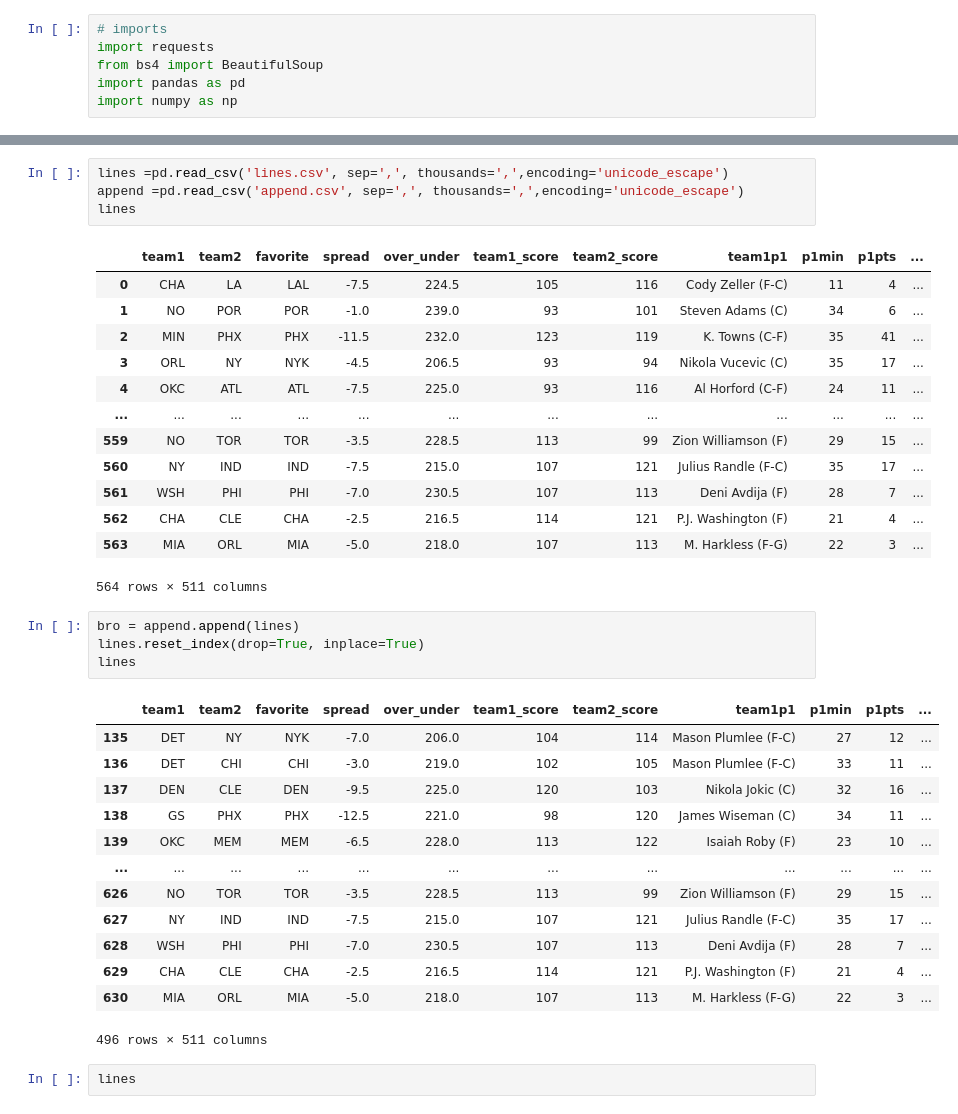
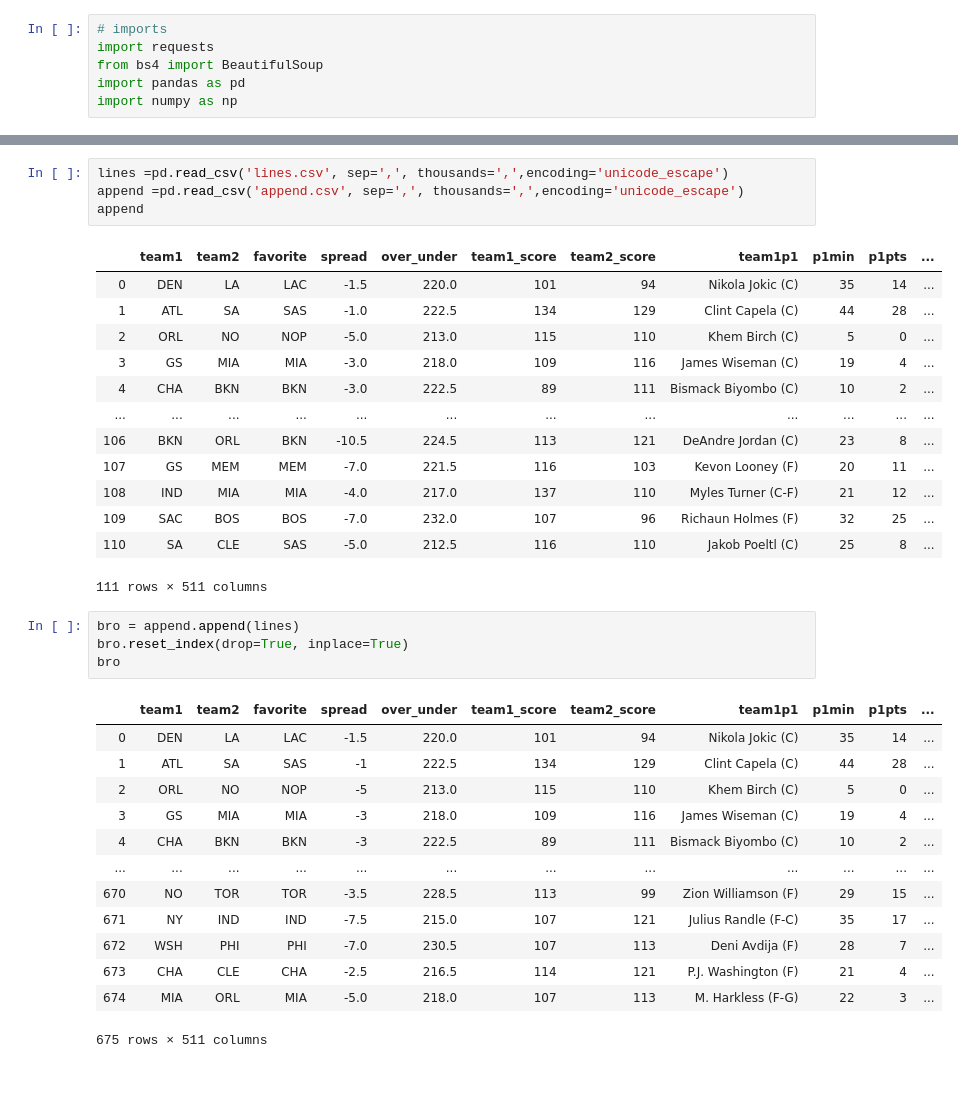
Before and after one commit to Silver-Scripters/scraper, a Jupyter notebook: lines-scraper.ipynb, the cells around one changed output, grey strips where cells are left out. Drawn from its saved outputs; the diff is of its cells as text; blank space fills up the shorter version.

```diff
--- a/lines-scraper.ipynb
+++ b/lines-scraper.ipynb
@@ -106,38 +106,36 @@ print(df)
 # %%
 lines =pd.read_csv('lines.csv', sep=',', thousands=',',encoding='unicode_escape')
 append =pd.read_csv('append.csv', sep=',', thousands=',',encoding='unicode_escape')
-lines
+append
 # %% [output]
 |  | team1 | team2 | favorite | spread | over_under | team1_score | team2_score | team1p1 | p1min | p1pts | ... |
-| 0 | CHA | LA | LAL | -7.5 | 224.5 | 105 | 116 | Cody Zeller (F-C) | 11 | 4 | ... |
-| 1 | NO | POR | POR | -1.0 | 239.0 | 93 | 101 | Steven Adams (C) | 34 | 6 | ... |
-| 2 | MIN | PHX | PHX | -11.5 | 232.0 | 123 | 119 | K. Towns (C-F) | 35 | 41 | ... |
-| 3 | ORL | NY | NYK | -4.5 | 206.5 | 93 | 94 | Nikola Vucevic (C) | 35 | 17 | ... |
-| 4 | OKC | ATL | ATL | -7.5 | 225.0 | 93 | 116 | Al Horford (C-F) | 24 | 11 | ... |
+| 0 | DEN | LA | LAC | -1.5 | 220.0 | 101 | 94 | Nikola Jokic (C) | 35 | 14 | ... |
+| 1 | ATL | SA | SAS | -1.0 | 222.5 | 134 | 129 | Clint Capela (C) | 44 | 28 | ... |
+| 2 | ORL | NO | NOP | -5.0 | 213.0 | 115 | 110 | Khem Birch (C) | 5 | 0 | ... |
+| 3 | GS | MIA | MIA | -3.0 | 218.0 | 109 | 116 | James Wiseman (C) | 19 | 4 | ... |
+| 4 | CHA | BKN | BKN | -3.0 | 222.5 | 89 | 111 | Bismack Biyombo (C) | 10 | 2 | ... |
 | ... | ... | ... | ... | ... | ... | ... | ... | ... | ... | ... | ... |
-| 559 | NO | TOR | TOR | -3.5 | 228.5 | 113 | 99 | Zion Williamson (F) | 29 | 15 | ... |
-| 560 | NY | IND | IND | -7.5 | 215.0 | 107 | 121 | Julius Randle (F-C) | 35 | 17 | ... |
-| 561 | WSH | PHI | PHI | -7.0 | 230.5 | 107 | 113 | Deni Avdija (F) | 28 | 7 | ... |
-| 562 | CHA | CLE | CHA | -2.5 | 216.5 | 114 | 121 | P.J. Washington (F) | 21 | 4 | ... |
-| 563 | MIA | ORL | MIA | -5.0 | 218.0 | 107 | 113 | M. Harkless (F-G) | 22 | 3 | ... |
+| 106 | BKN | ORL | BKN | -10.5 | 224.5 | 113 | 121 | DeAndre Jordan (C) | 23 | 8 | ... |
+| 107 | GS | MEM | MEM | -7.0 | 221.5 | 116 | 103 | Kevon Looney (F) | 20 | 11 | ... |
+| 108 | IND | MIA | MIA | -4.0 | 217.0 | 137 | 110 | Myles Turner (C-F) | 21 | 12 | ... |
+| 109 | SAC | BOS | BOS | -7.0 | 232.0 | 107 | 96 | Richaun Holmes (F) | 32 | 25 | ... |
+| 110 | SA | CLE | SAS | -5.0 | 212.5 | 116 | 110 | Jakob Poeltl (C) | 25 | 8 | ... |
-564 rows × 511 columns
+111 rows × 511 columns
 # %%
 bro = append.append(lines)
-lines.reset_index(drop=True, inplace=True)
-lines
+bro.reset_index(drop=True, inplace=True)
+bro
 # %% [output]
 |  | team1 | team2 | favorite | spread | over_under | team1_score | team2_score | team1p1 | p1min | p1pts | ... |
-| 135 | DET | NY | NYK | -7.0 | 206.0 | 104 | 114 | Mason Plumlee (F-C) | 27 | 12 | ... |
-| 136 | DET | CHI | CHI | -3.0 | 219.0 | 102 | 105 | Mason Plumlee (F-C) | 33 | 11 | ... |
-| 137 | DEN | CLE | DEN | -9.5 | 225.0 | 120 | 103 | Nikola Jokic (C) | 32 | 16 | ... |
-| 138 | GS | PHX | PHX | -12.5 | 221.0 | 98 | 120 | James Wiseman (C) | 34 | 11 | ... |
-| 139 | OKC | MEM | MEM | -6.5 | 228.0 | 113 | 122 | Isaiah Roby (F) | 23 | 10 | ... |
+| 0 | DEN | LA | LAC | -1.5 | 220.0 | 101 | 94 | Nikola Jokic (C) | 35 | 14 | ... |
+| 1 | ATL | SA | SAS | -1 | 222.5 | 134 | 129 | Clint Capela (C) | 44 | 28 | ... |
+| 2 | ORL | NO | NOP | -5 | 213.0 | 115 | 110 | Khem Birch (C) | 5 | 0 | ... |
+| 3 | GS | MIA | MIA | -3 | 218.0 | 109 | 116 | James Wiseman (C) | 19 | 4 | ... |
+| 4 | CHA | BKN | BKN | -3 | 222.5 | 89 | 111 | Bismack Biyombo (C) | 10 | 2 | ... |
 | ... | ... | ... | ... | ... | ... | ... | ... | ... | ... | ... | ... |
-| 626 | NO | TOR | TOR | -3.5 | 228.5 | 113 | 99 | Zion Williamson (F) | 29 | 15 | ... |
-| 627 | NY | IND | IND | -7.5 | 215.0 | 107 | 121 | Julius Randle (F-C) | 35 | 17 | ... |
-| 628 | WSH | PHI | PHI | -7.0 | 230.5 | 107 | 113 | Deni Avdija (F) | 28 | 7 | ... |
-| 629 | CHA | CLE | CHA | -2.5 | 216.5 | 114 | 121 | P.J. Washington (F) | 21 | 4 | ... |
-| 630 | MIA | ORL | MIA | -5.0 | 218.0 | 107 | 113 | M. Harkless (F-G) | 22 | 3 | ... |
+| 670 | NO | TOR | TOR | -3.5 | 228.5 | 113 | 99 | Zion Williamson (F) | 29 | 15 | ... |
+| 671 | NY | IND | IND | -7.5 | 215.0 | 107 | 121 | Julius Randle (F-C) | 35 | 17 | ... |
+| 672 | WSH | PHI | PHI | -7.0 | 230.5 | 107 | 113 | Deni Avdija (F) | 28 | 7 | ... |
+| 673 | CHA | CLE | CHA | -2.5 | 216.5 | 114 | 121 | P.J. Washington (F) | 21 | 4 | ... |
+| 674 | MIA | ORL | MIA | -5.0 | 218.0 | 107 | 113 | M. Harkless (F-G) | 22 | 3 | ... |
-496 rows × 511 columns
+675 rows × 511 columns
-# %%
-lines
```
Also changed, not shown: parts of 4 cells of this notebook, 2 other files.
